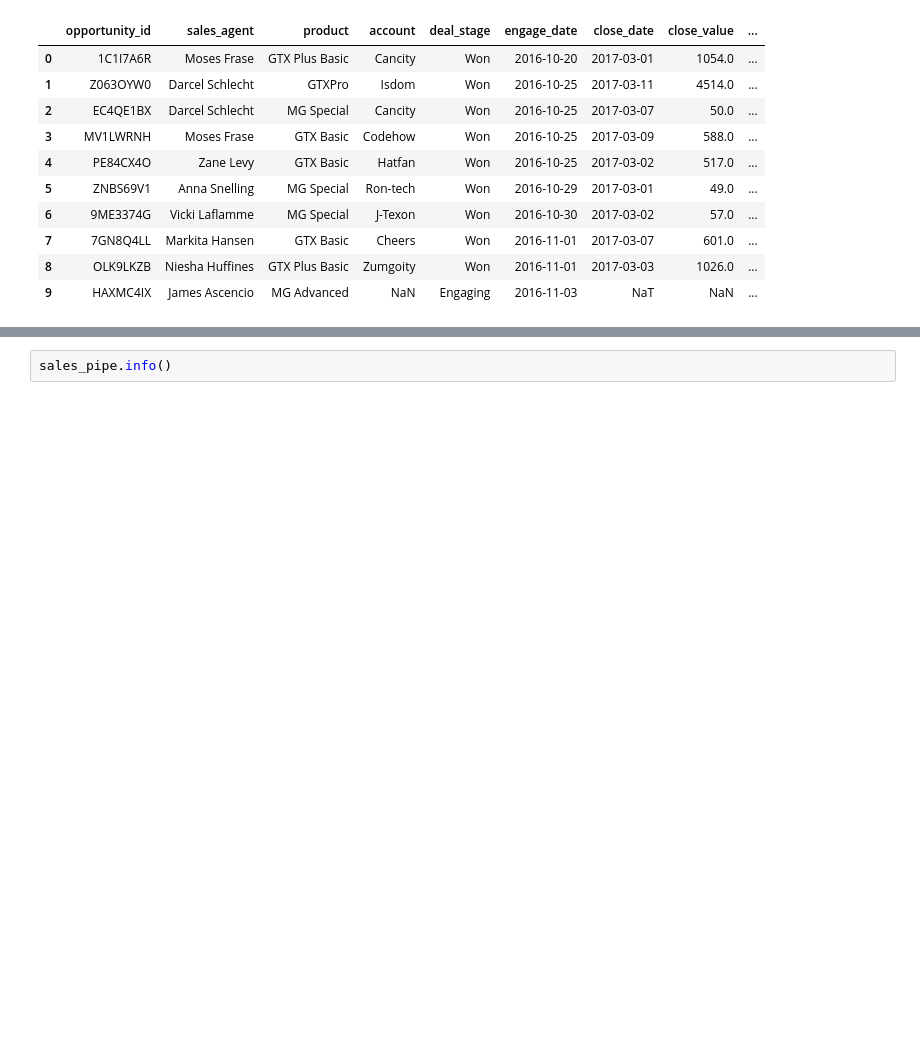
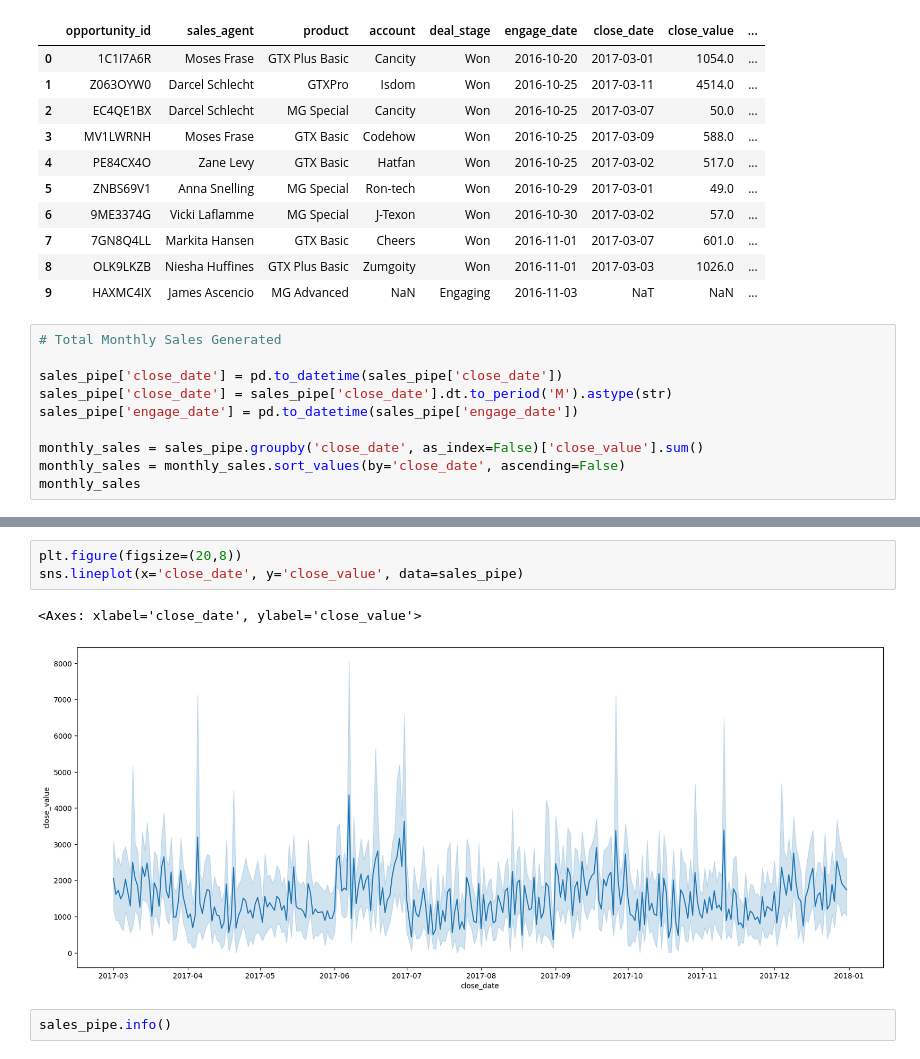
Before and after one commit to SuyogPatgave/Python_Codes-Projects, a Jupyter notebook: CRM_Project.ipynb, the cells around one changed output, grey strips where cells are left out. Saved outputs shown, nothing was run; the diff lists cells and outputs as text; blank space fills up the shorter version.

```diff
--- a/CRM_Project.ipynb
+++ b/CRM_Project.ipynb
@@ -1083,3 +1094,13 @@ sales_pipe.head(10)
 | 7 | 7GN8Q4LL | Markita Hansen | GTX Basic | Cheers | Won | 2016-11-01 | 2017-03-07 | 601.0 | ... |
 | 8 | OLK9LKZB | Niesha Huffines | GTX Plus Basic | Zumgoity | Won | 2016-11-01 | 2017-03-03 | 1026.0 | ... |
 | 9 | HAXMC4IX | James Ascencio | MG Advanced | NaN | Engaging | 2016-11-03 | NaT | NaN | ... |
+# %%
+# Total Monthly Sales Generated
+
+sales_pipe['close_date'] = pd.to_datetime(sales_pipe['close_date'])
+sales_pipe['close_date'] = sales_pipe['close_date'].dt.to_period('M').astype(str)
+sales_pipe['engage_date'] = pd.to_datetime(sales_pipe['engage_date'])
+
+monthly_sales = sales_pipe.groupby('close_date', as_index=False)['close_value'].sum()
+monthly_sales = monthly_sales.sort_values(by='close_date', ascending=False)
+monthly_sales
@@ -1086,3 +1120,9 @@ sales_pipe.head(10)
+# %%
+plt.figure(figsize=(20,8))
+sns.lineplot(x='close_date', y='close_value', data=sales_pipe)
+# %% [output]
+<Axes: xlabel='close_date', ylabel='close_value'>
+[figure, added]
 # %%
 sales_pipe.info()
 # %% [output]
```
Also changed, not shown: parts of 16 cells of this notebook.
